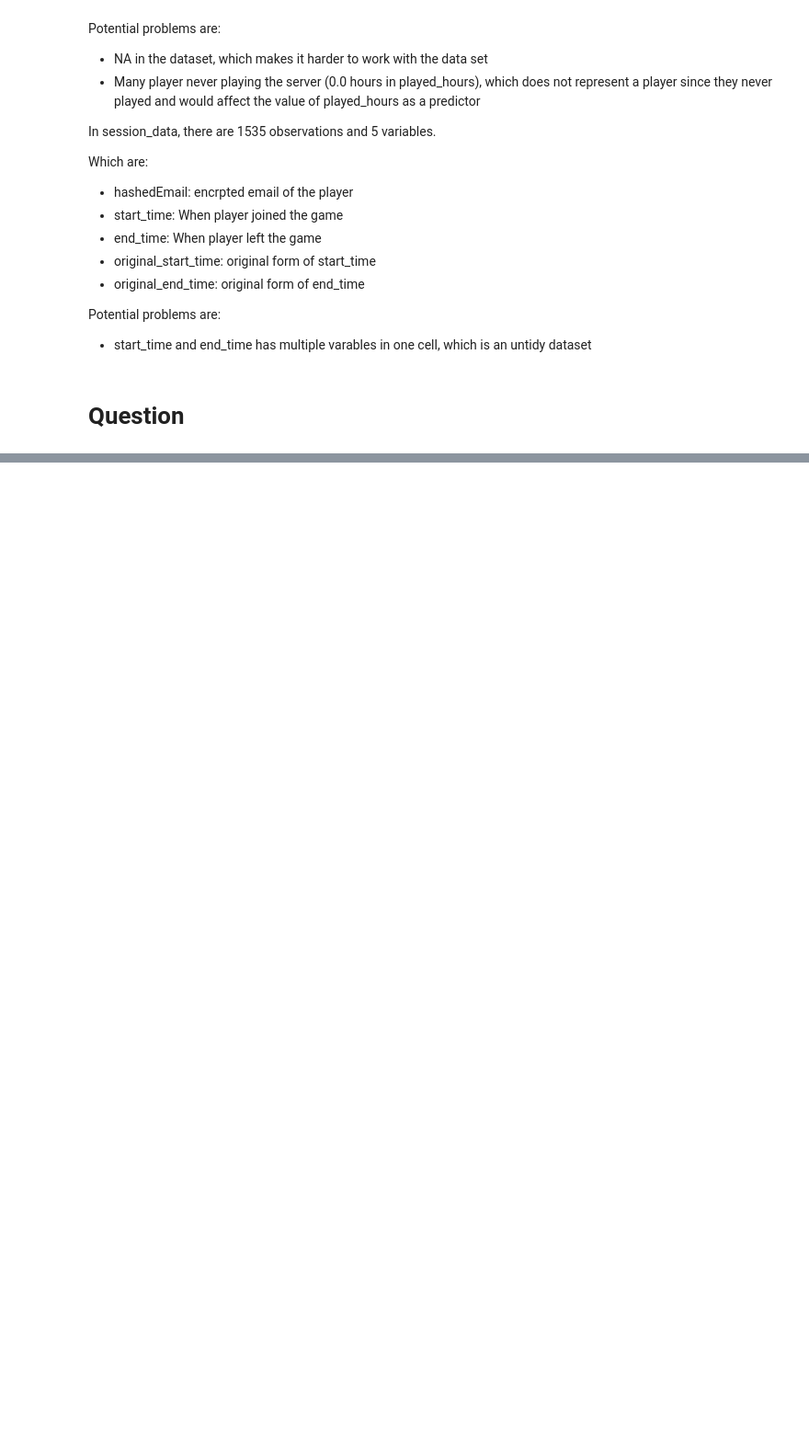
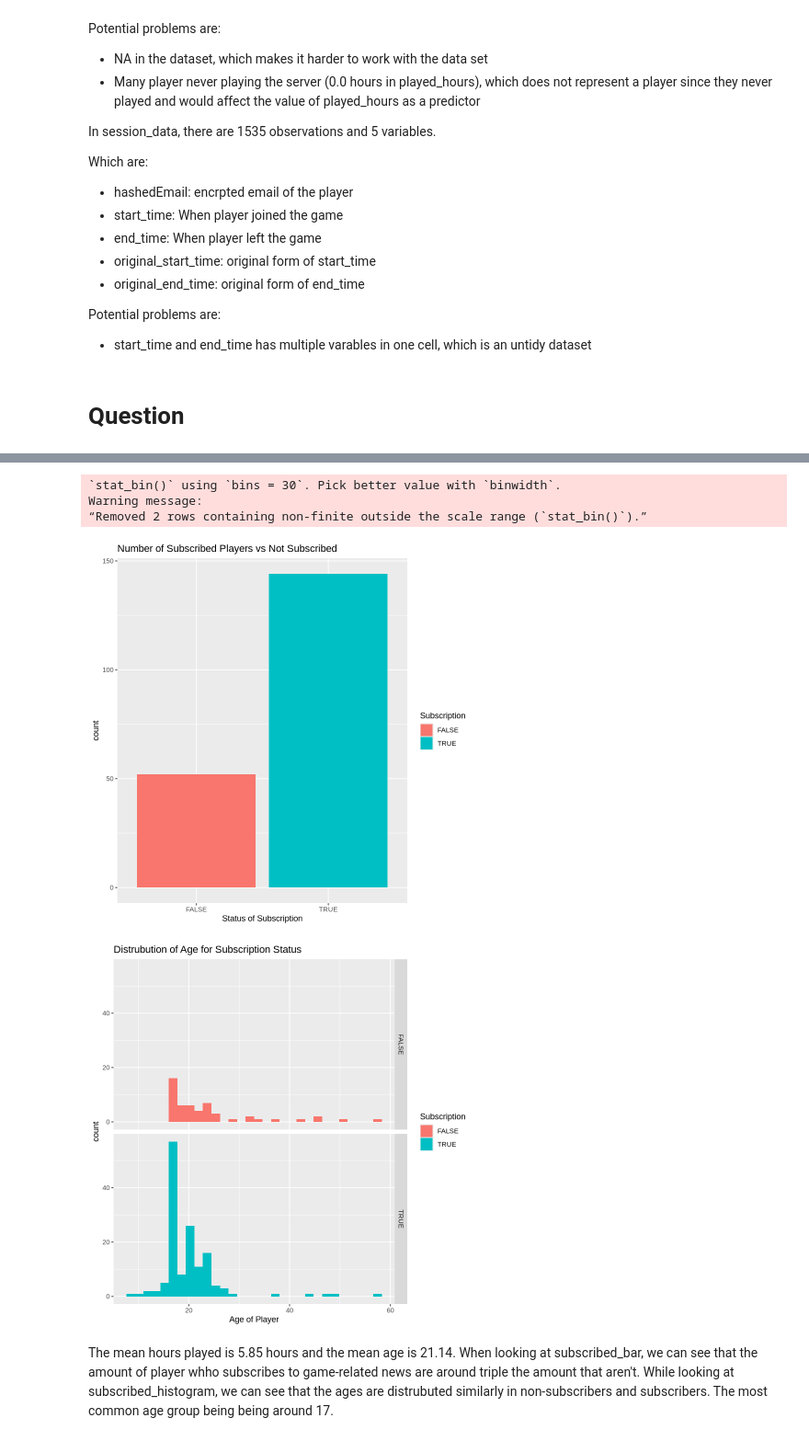
Before and after one commit to sarinah1112/DSCI-100-Project, a Jupyter notebook: project_individual.ipynb, the cells around one changed output, grey strips where cells are left out. Shown at 92% size. Drawn from its saved outputs; the diff is of its cells as text; code cells hidden in the pictures; blank space fills up the shorter version.

Commit message:
Question and Data Analysis
Added broad and specific question
Got mean numbers in players_data
Created 2 visulization, a bar graph and histogram

```diff
--- a/project_individual.ipynb
+++ b/project_individual.ipynb
@@ -116,0 +135,23 @@ Potential problems are:
+# %%
+subscribed_histogram <- ggplot(players_data, aes(x = Age, fill = as_factor(subscribe))) +
+                            geom_histogram() +
+                            facet_grid(rows = vars(subscribe)) +
+                            labs(x = "Age of Player", fill = "Subscription", title = "Distrubution of Age for Subscription Status")
+
+
+subscribed_bar <- ggplot(players_data, aes(x = subscribe, fill = as_factor(subscribe))) +
+                    geom_bar() +
+                    labs(x = "Status of Subscription", fill = "Subscription", title = "Number of Subscribed Players vs Not Subscribed")
+
+
+subscribed_bar
+subscribed_histogram
+# %% [output]
+`stat_bin()` using `bins = 30`. Pick better value with `binwidth`.
+Warning message:
+“Removed 2 rows containing non-finite outside the scale range (`stat_bin()`).”
+[figure, added]
+[figure, added]
+# %% [markdown]
+The mean hours played is 5.85 hours and the mean age is 21.14.
+When looking at subscribed_bar, we can see that the amount of player whho subscribes to game-related news are around triple the amount that aren't. While looking at subscribed_histogram, we can see that the ages are distrubuted similarly in non-subscribers and subscribers. The most common age group being being around 17.
```
Also changed, not shown: parts of 3 cells of this notebook.
